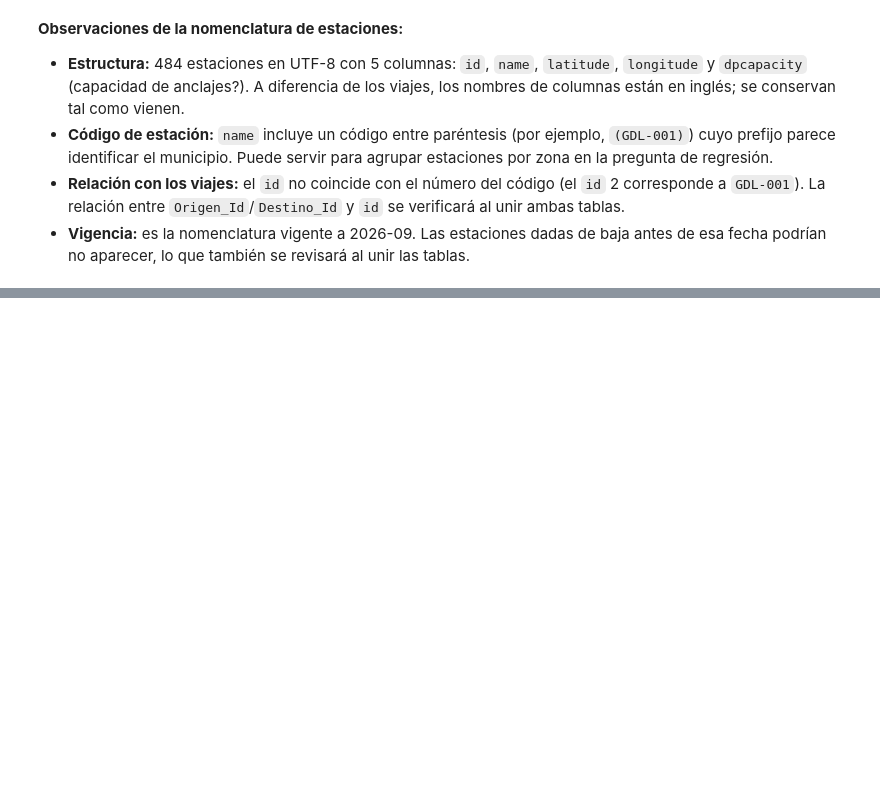
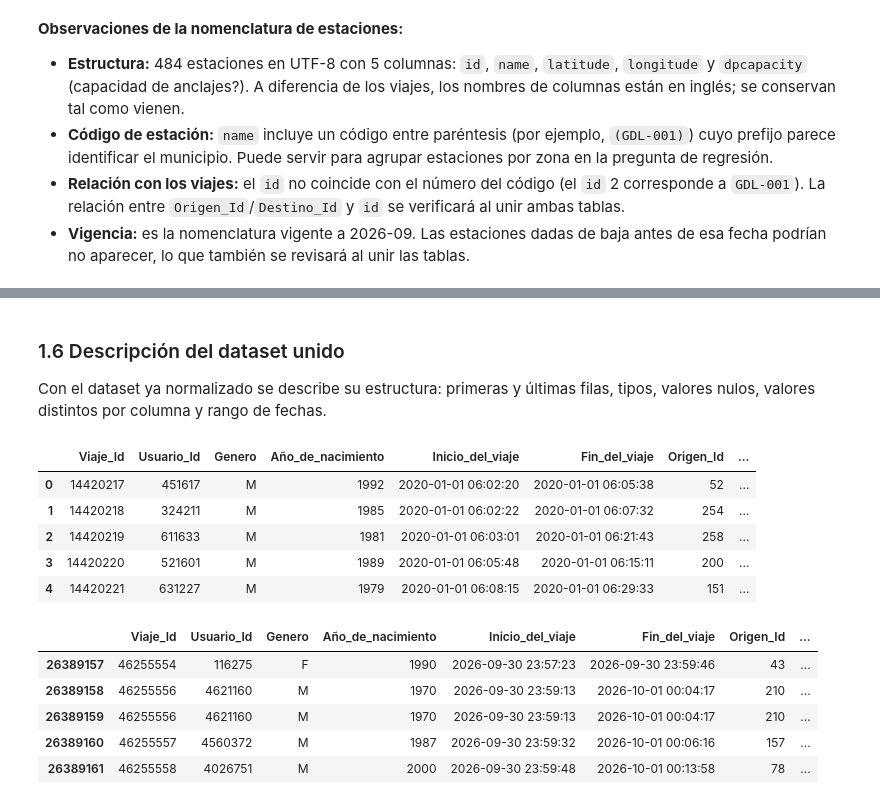
Before and after one commit to sanchezdavilaluisarturo/MLOps-ProyectoMiBici-Equipo7, a Jupyter notebook: notebooks/0.02-dsh-exploracion-carga.ipynb, the cells around one changed output, grey strips where cells are left out. Cells and saved outputs as stored; diff of their text form; code cells hidden in the pictures; blank space fills up the shorter version.

```diff
--- a/notebooks/0.02-dsh-exploracion-carga.ipynb
+++ b/notebooks/0.02-dsh-exploracion-carga.ipynb
@@ -396,0 +501,19 @@ formatos_fecha :
+# %%
+# Lectura de cada archivo del inventario y unión en un solo DataFrame
+partes, validaciones = [], []
+for fila in inventario.itertuples():
+    viajes_mes, validacion = leer_viajes(fila)
+    partes.append(viajes_mes)
+    validaciones.append(validacion)
+
+viajes = pd.concat(partes, ignore_index=True)
+del partes  # libera la memoria de las partes antes de continuar
+
+# Se convierten a category después de unir para que compartan las mismas categorías
+viajes["Genero"] = viajes["Genero"].astype("category")
+viajes["periodo_archivo"] = viajes["periodo_archivo"].astype("category")
+validaciones = pd.DataFrame(validaciones).set_index("archivo")
+
+print("Archivos leídos:", len(validaciones))
+print("Registros unidos:", len(viajes))
+print(f"Memoria del DataFrame: {viajes.memory_usage(deep=True).sum() / 1024**2:.1f} MB")
@@ -396,0 +581,21 @@ formatos_fecha :
+# %% [markdown]
+### 1.6 Descripción del dataset unido
+
+Con el dataset ya normalizado se describe su estructura: primeras y últimas filas, tipos, valores nulos, valores distintos por columna y rango de fechas.
+# %%
+# Primeros y últimos viajes del dataset unido
+display(viajes.head())
+display(viajes.tail())
+# %% [output]
+|  | Viaje_Id | Usuario_Id | Genero | Año_de_nacimiento | Inicio_del_viaje | Fin_del_viaje | Origen_Id | ... |
+| 0 | 14420217 | 451617 | M | 1992 | 2020-01-01 06:02:20 | 2020-01-01 06:05:38 | 52 | ... |
+| 1 | 14420218 | 324211 | M | 1985 | 2020-01-01 06:02:22 | 2020-01-01 06:07:32 | 254 | ... |
+| 2 | 14420219 | 611633 | M | 1981 | 2020-01-01 06:03:01 | 2020-01-01 06:21:43 | 258 | ... |
+| 3 | 14420220 | 521601 | M | 1989 | 2020-01-01 06:05:48 | 2020-01-01 06:15:11 | 200 | ... |
+| 4 | 14420221 | 631227 | M | 1979 | 2020-01-01 06:08:15 | 2020-01-01 06:29:33 | 151 | ... |
+|  | Viaje_Id | Usuario_Id | Genero | Año_de_nacimiento | Inicio_del_viaje | Fin_del_viaje | Origen_Id | ... |
+| 26389157 | 46255554 | 116275 | F | 1990 | 2026-09-30 23:57:23 | 2026-09-30 23:59:46 | 43 | ... |
+| 26389158 | 46255556 | 4621160 | M | 1970 | 2026-09-30 23:59:13 | 2026-10-01 00:04:17 | 210 | ... |
+| 26389159 | 46255556 | 4621160 | M | 1970 | 2026-09-30 23:59:13 | 2026-10-01 00:04:17 | 210 | ... |
+| 26389160 | 46255557 | 4560372 | M | 1987 | 2026-09-30 23:59:32 | 2026-10-01 00:06:16 | 157 | ... |
+| 26389161 | 46255558 | 4026751 | M | 2000 | 2026-09-30 23:59:48 | 2026-10-01 00:13:58 | 78 | ... |
```
Also changed, not shown: parts of 18 cells of this notebook.
